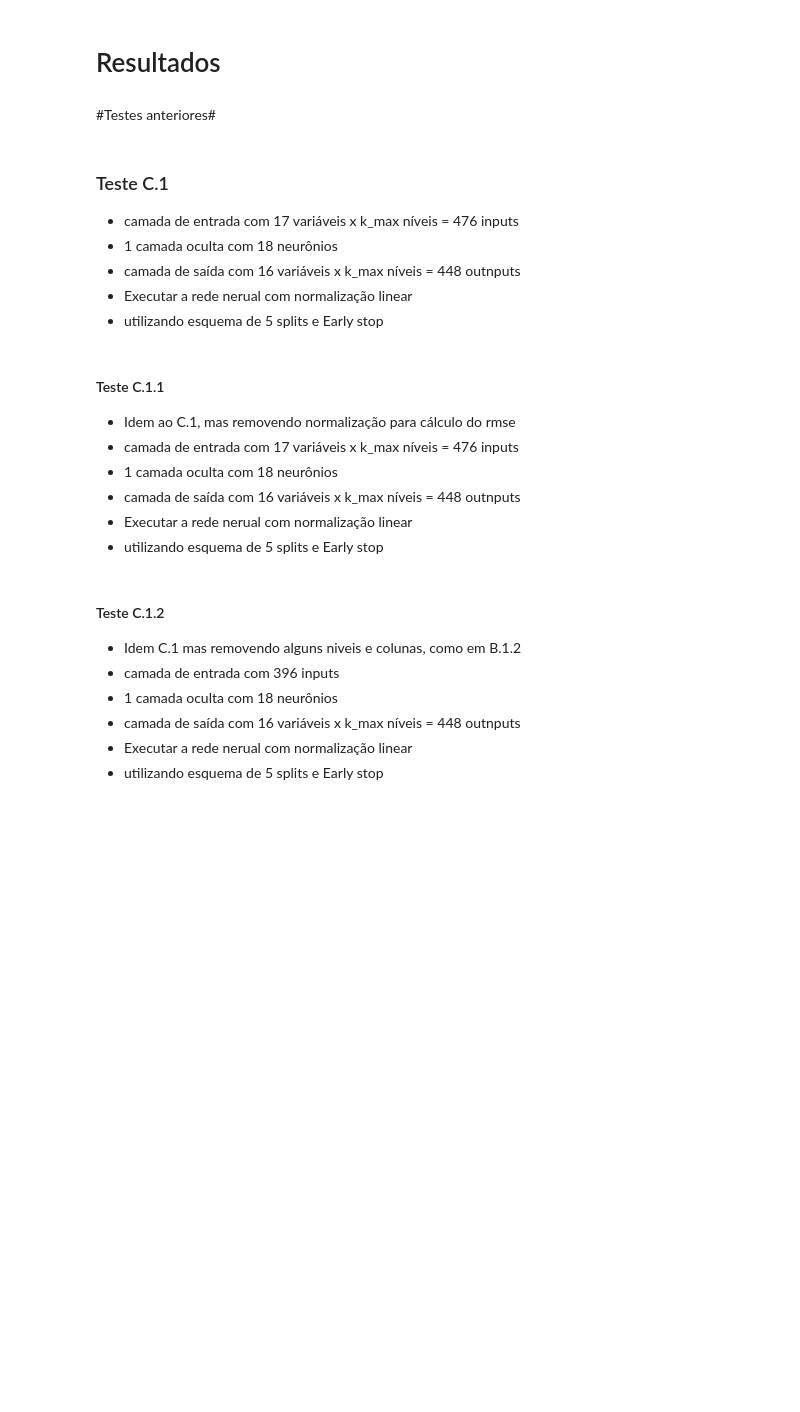
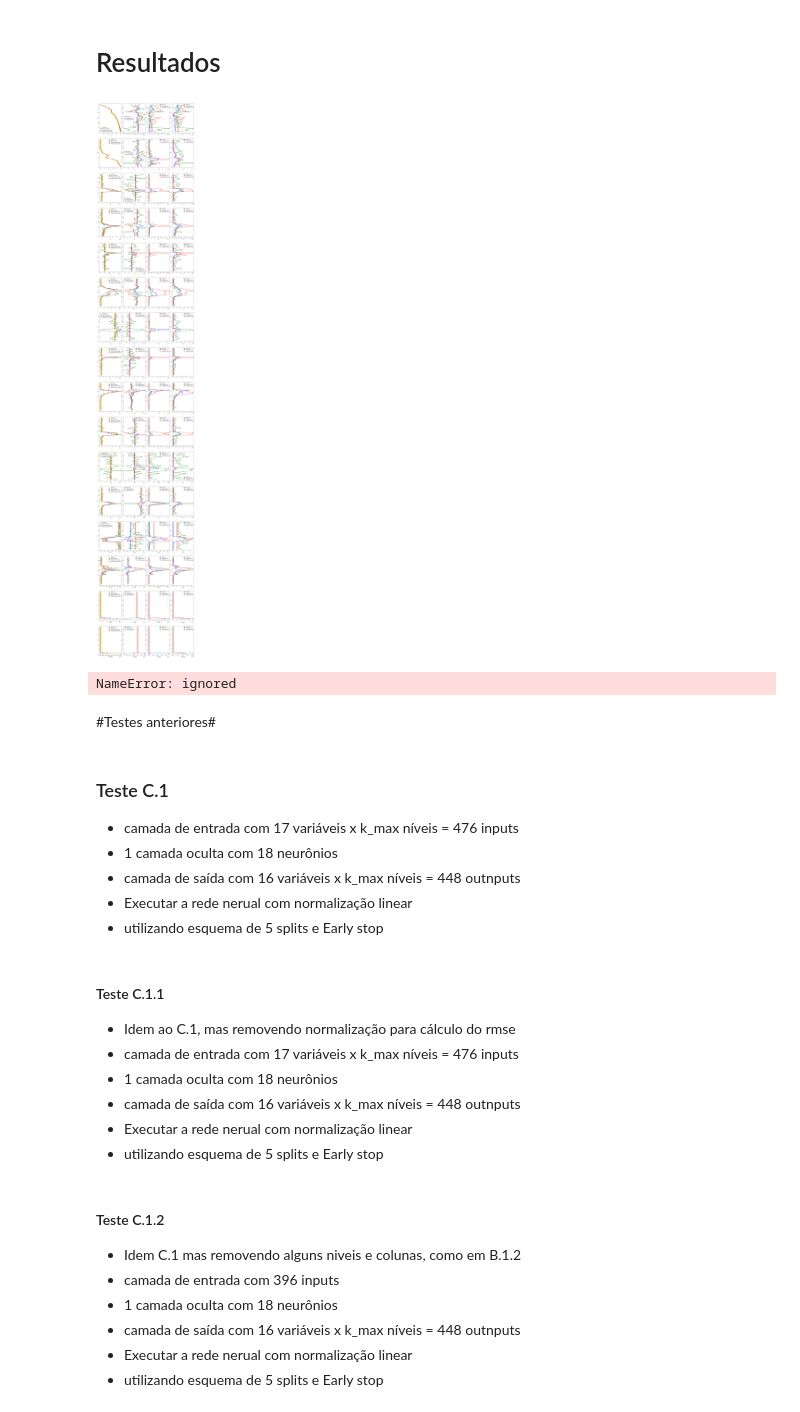
Before and after one commit to deniseiras/BAM1D-Microphysics-Emulation, a Jupyter notebook: BAM1D_Physics_Emulation.ipynb, the cells around one changed output. Cells and saved outputs as stored; diff of their text form; code cells hidden in the pictures; blank space fills up the shorter version.

```diff
--- a/BAM1D_Physics_Emulation.ipynb
+++ b/BAM1D_Physics_Emulation.ipynb
@@ -1858,12 +2261,12 @@ Index(['k', 'si', 'Tc', 'qv', 'qc', 'qr', 'qi', 'qs', 'qg', 'ni', 'ns', 'nr',
 # %% [markdown]
 # Resultados
 # %%
-def generate_skill_graphic(skill, skill_fname, key, arr_test, arr_markers, arr_colors, plot_sci_numbers=True):
-  for test, mark, color in zip(arr_test, arr_markers, arr_colors):
+def generate_skill_graphic(skill, skill_fname, key, arr_test, arr_markers, arr_colors, arr_labels, plot_sci_numbers=True):
+  for test, mark, color, label in zip(arr_test, arr_markers, arr_colors, arr_labels):
     path = '{}/{}/{}'.format(exp1_dir, test, skill_fname)
     df_skill = pd.read_csv(path)
     skill_values = df_skill[key].values
-    plt.plot(skill_values, range(1, len(skill_values)+1), label=test + ' ' + skill, marker=mark, color=color)
+    plt.plot(skill_values, range(1, len(skill_values)+1), label=label + ' ' + skill, marker=mark, color=color)
   if plot_sci_numbers:
     plt.ticklabel_format(axis="x", style="sci", scilimits=(0,0))
   plt.legend()
@@ -1875,7 +2278,7 @@ def generate_subplot(ncols, nskills, idx_plot, key):
   plt.xlabel(key)
 
 
-def generate_all_graphics(arr_test, cols, obs_file_name, pred_file_name, arr_skills, arr_skill_filenames, arr_markers, arr_colors, plot_sci_numbers=True):
+def generate_all_graphics(arr_test, cols, obs_file_name, pred_file_name, arr_skills, arr_skill_filenames, arr_markers, arr_colors, arr_labels, plot_sci_numbers=True):
   idx_plot = 1
   plt.figure(figsize=(20, 120))
   for key in cols:
@@ -1888,48 +2291,54 @@ def generate_all_graphics(arr_test, cols, obs_file_name, pred_file_name, arr_ski
       obs_values = df_mean_obs[key].values
       plt.plot(obs_values, range(1, len(obs_values)+1), label='mean obs',  marker='o', linestyle='dashed', color='yellow', markersize=12)
 
-      generate_skill_graphic('mean pred', pred_file_name, key, arr_test, arr_markers, arr_colors, plot_sci_numbers)
+      generate_skill_graphic('mean pred', pred_file_name, key, arr_test, arr_markers, arr_colors, arr_labels, plot_sci_numbers)
       idx_plot += 1
 
       for skill, skill_fname in zip(arr_skills, arr_skill_filenames):
         generate_subplot(len(cols)-1, len(arr_skills)+1, idx_plot, key)
-        generate_skill_graphic(skill, skill_fname, key, arr_test, arr_markers, arr_colors, plot_sci_numbers)
+        generate_skill_graphic(skill, skill_fname, key, arr_test, arr_markers, arr_colors, arr_labels, plot_sci_numbers)
         idx_plot += 1
 
   plt.subplots_adjust(hspace=0.2, wspace=0.1)
   plt.show()
 
 
 
 # exp1_dir = '/content/drive/My Drive/Colab Notebooks/logs_models_rttmg_dt60'
 exp1_dir = '/content/drive/My Drive/Colab Notebooks/logs'
-exp1_dir = tb_logdir_base
+# exp1_dir = tb_logdir_base
 
-arr_test = [ 'teste_C.6', 'teste_C.6.4_no_spinup', 'teste_C.6.5' ]
-arr_markers = ['D', 'X', 'P', 's']
-arr_colors = ['blue','green', 'violet', 'red']
-
+arr_test = [ 'MLP_[432, 432, 432]_drop_None__batch_True', 'CNN_NoLevs_filtKern_[[8, 5], [32, 5]]__pool_None__hidd_[None]__batch_None__drop_None',
+            'CNN_T_NoLv_wind9_fKer[[64, 5, True, None], [64, 5, True, 2]]_hid[108, 108]_drpNone' ]
+arr_markers = ['D', 'D', 'X']
+arr_colors = ['blue', 'green', 'red']
+arr_labels = [ 'MLP', 'CNN_Perfil', 'CNN_Tempo']
+# arr_labels = ['CNN', 'MLP']
 # arr_test = [ 'teste_C.6']
 # arr_markers = ['D']
 # arr_colors = ['blue']
 
 
 # arr_markers = ['D', 'X', 'P', 's']
 # arr_colors = ['blue', 'green', 'red', 'violet']
-dummy_path = '{}/{}/{}'.format(exp1_dir, 'teste_C.6.4', 'log_mean_obs.csv')
+dummy_path = '{}/{}/{}'.format(exp1_dir, 'CNN_T_NoLv_wind9_fKer[[64, 5, True, None], [64, 5, True, 2]]_hid[108, 108]_drpNone', 'log_mean_obs.csv')
 dummy_df = pd.read_csv(dummy_path)
 
 arr_skills = ['bias', 'mse', 'mae']
 
 obs_file_name = 'log_mean_obs.csv'
 pred_file_name = 'log_mean_pred.csv'
 arr_skill_filenames = ['log_bias.csv', 'log_mse.csv', 'log_mae.csv']
-generate_all_graphics(arr_test, dummy_df.columns.to_list(), obs_file_name, pred_file_name, arr_skills, arr_skill_filenames, arr_markers, arr_colors)
+generate_all_graphics(arr_test, dummy_df.columns.to_list(), obs_file_name, pred_file_name, arr_skills, arr_skill_filenames, arr_markers, arr_colors, arr_labels)
+# %% [output]
+[figure, added]
 # %%
 arr_test = [ 'teste_D.6']
 arr_markers = ['D']
 arr_colors = ['blue']
 generate_all_graphics(arr_test, dummy_df.columns.to_list(), obs_file_name, pred_file_name, arr_skills, arr_skill_filenames, arr_markers, arr_colors)
+# %% [output]
+NameError: ignored
 # %% [markdown]
 #Testes anteriores#
 # %% [markdown]
```
Also changed, not shown: parts of 20 cells of this notebook.
